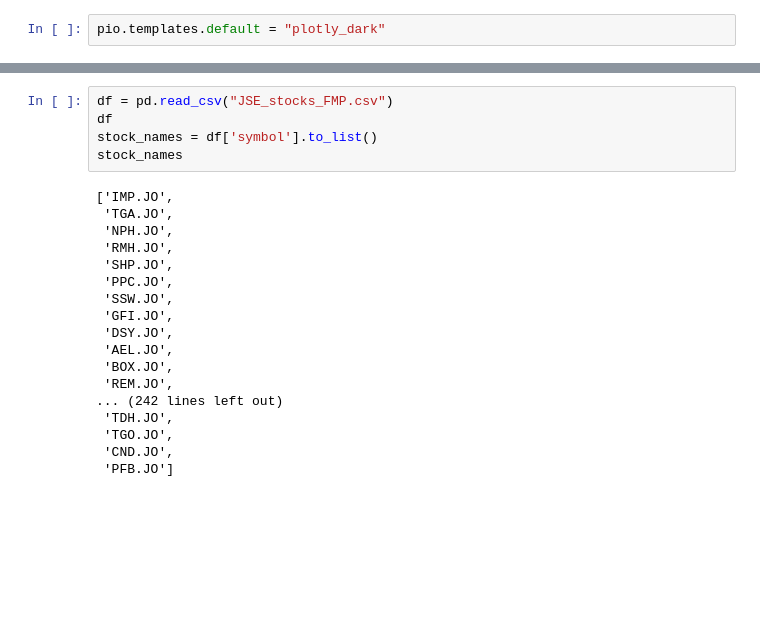
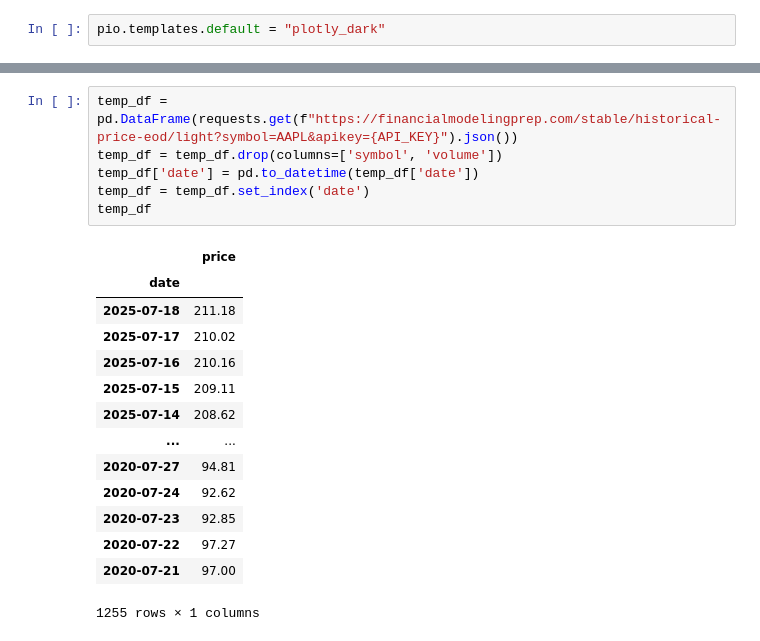
Before and after one commit to Hamza-joosub/StonksModels, a Jupyter notebook: WebAPP.ipynb, the cells around one changed output, grey strips where cells are left out. Drawn from its saved outputs; the diff is of its cells as text; blank space fills up the shorter version.

```diff
--- a/WebAPP.ipynb
+++ b/WebAPP.ipynb
@@ -188,23 +53,21 @@ df
-# %%
-df = pd.read_csv("JSE_stocks_FMP.csv")
-df
-stock_names = df['symbol'].to_list()
-stock_names
-# %% [output]
-['IMP.JO',
- 'TGA.JO',
- 'NPH.JO',
- 'RMH.JO',
- 'SHP.JO',
- 'PPC.JO',
- 'SSW.JO',
- 'GFI.JO',
- 'DSY.JO',
- 'AEL.JO',
- 'BOX.JO',
- 'REM.JO',
-... (242 lines left out)
- 'TDH.JO',
- 'TGO.JO',
- 'CND.JO',
- 'PFB.JO']
+# %%
+temp_df = pd.DataFrame(requests.get(f"https://financialmodelingprep.com/stable/historical-price-eod/light?symbol=AAPL&apikey={API_KEY}").json())
+temp_df = temp_df.drop(columns=['symbol', 'volume'])
+temp_df['date'] = pd.to_datetime(temp_df['date'])
+temp_df = temp_df.set_index('date')
+temp_df
+# %% [output]
+|  | price |
+| date |  |
+| 2025-07-18 | 211.18 |
+| 2025-07-17 | 210.02 |
+| 2025-07-16 | 210.16 |
+| 2025-07-15 | 209.11 |
+| 2025-07-14 | 208.62 |
+| ... | ... |
+| 2020-07-27 | 94.81 |
+| 2020-07-24 | 92.62 |
+| 2020-07-23 | 92.85 |
+| 2020-07-22 | 97.27 |
+| 2020-07-21 | 97.00 |
+1255 rows × 1 columns
```
Also changed, not shown: parts of 11 cells of this notebook, 4 other files.
